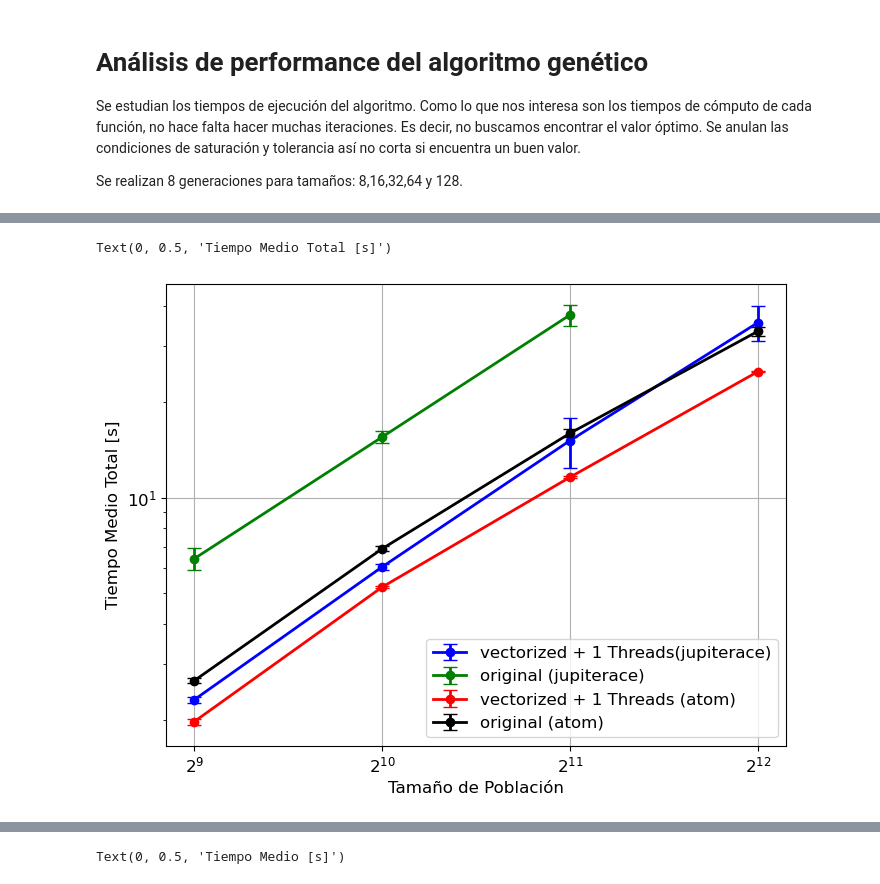
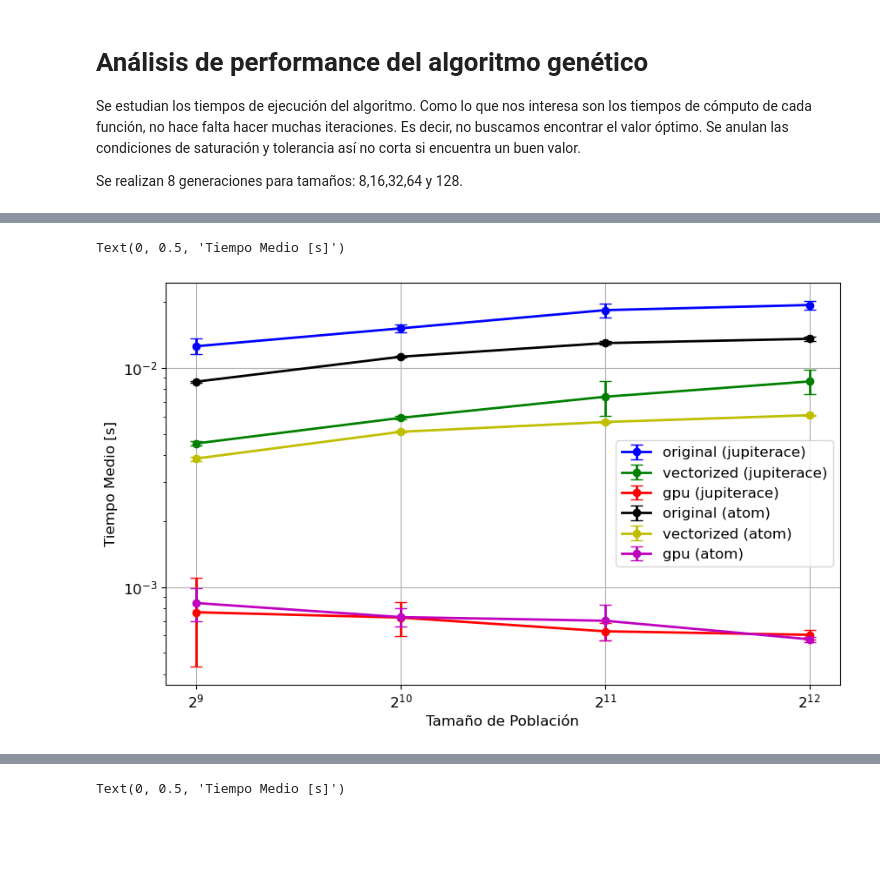
Before and after one commit to sofips/dynamic_ga, a Jupyter notebook: profile_plots.ipynb, the cells around one changed output, grey strips where cells are left out. Saved outputs shown, nothing was run; the diff lists cells and outputs as text; code cells hidden in the pictures; blank space fills up the shorter version.

```diff
--- a/profile_plots.ipynb
+++ b/profile_plots.ipynb
@@ -290,51 +289,52 @@ dimension = 64
 computer = 'jupiterace'
 thread_numbers = [1]
 
 df_jupiterace = results_dataframe[(results_dataframe['computer'] == computer) & (results_dataframe['dimension'] == dimension)]
 
-plt.figure(figsize=(8, 6))
+plt.figure(figsize=(10, 6))
+
+df_jupiterace_original = df_jupiterace[df_jupiterace['fitness_function'] == 'original2']
+plt.errorbar(df_jupiterace_original['population_size'], df_jupiterace_original['total_time_mean']/df_jupiterace_original['population_size'], yerr=df_jupiterace_original['total_time_std']/df_jupiterace_original['population_size'], fmt='o-', label='original (jupiterace)', capsize=5)
 
 for nthreads in thread_numbers:
     df_jupiterace_vectorizada = df_jupiterace[df_jupiterace['fitness_function'] == 'vectorizada2']
     df = df_jupiterace_vectorizada[df_jupiterace_vectorizada['thread_number'] == nthreads]
     df = df.sort_values(by='population_size')
-    plt.errorbar(df['population_size'], df['total_time_mean'], yerr=df['total_time_std'], fmt='o-', label=f'vectorized + {nthreads} Threads(jupiterace)', capsize=5)
-df_jupiterace_original = df_jupiterace[df_jupiterace['fitness_function'] == 'original2']
-plt.errorbar(df_jupiterace_original['population_size'], df_jupiterace_original['total_time_mean'], yerr=df_jupiterace_original['total_time_std'], fmt='o-', label='original (jupiterace)', capsize=5)
+    plt.errorbar(df['population_size'], df['total_time_mean']/df['population_size'], yerr=df['total_time_std']/df['population_size'], fmt='o-', label=f'vectorized (jupiterace)', capsize=5)
 
-# for nthreads in thread_numbers:
-#     df_jupiterace_gpu = df_jupiterace[(df_jupiterace['fitness_function'] == 'gpu') & (df_jupiterace['thread_number'] == nthreads)]
-#     df_jupiterace_gpu = df_jupiterace_gpu.sort_values(by='population_size')
-#     plt.errorbar(df_jupiterace_gpu['population_size'], df_jupiterace_gpu['total_time_mean'], yerr=df_jupiterace_gpu['total_time_std'], fmt='o-', label=f'gpu + {nthreads}', capsize=5)
-# plt.legend(loc='upper left', bbox_to_anchor=(1, 1))
+for nthreads in thread_numbers:
+    df_jupiterace_gpu = df_jupiterace[(df_jupiterace['fitness_function'] == 'gpu') & (df_jupiterace['thread_number'] == nthreads)]
+    df_jupiterace_gpu = df_jupiterace_gpu.sort_values(by='population_size')
+    plt.errorbar(df_jupiterace_gpu['population_size'], df_jupiterace_gpu['total_time_mean']/df_jupiterace_gpu['population_size'], yerr=df_jupiterace_gpu['total_time_std']/df_jupiterace_gpu['population_size'], fmt='o-', label=f'gpu (jupiterace)', capsize=5)
+plt.legend(loc='upper left', bbox_to_anchor=(1, 1))
 dimension = 64
 computer = 'atom'
 
 df_atom = results_dataframe[(results_dataframe['computer'] == computer) & (results_dataframe['dimension'] == dimension)]
 
+df_atom_original = df_atom[df_atom['fitness_function'] == 'original']
+plt.errorbar(df_atom_original['population_size'], df_atom_original['total_time_mean']/df_atom_original['population_size'], yerr=df_atom_original['total_time_std']/df_atom_original['population_size'], fmt='o-', label='original (atom)', capsize=5)
 
 for nthreads in thread_numbers:
     df_atom_vectorizada = df_atom[df_atom['fitness_function'] == 'vectorizada2']
     df = df_atom_vectorizada[df_atom_vectorizada['thread_number'] == nthreads]
     df = df.sort_values(by='population_size')
-    plt.errorbar(df['population_size'], df['total_time_mean'], yerr=df['total_time_std'], fmt='o-', label=f'vectorized + {nthreads} Threads (atom)', capsize=5)
-df_atom_original = df_atom[df_atom['fitness_function'] == 'original']
-plt.errorbar(df_atom_original['population_size'], df_atom_original['total_time_mean']*(3/5), yerr=df_atom_original['total_time_std'], fmt='o-', label='original (atom)', capsize=5)
+    plt.errorbar(df['population_size'], df['total_time_mean']/df['population_size'], yerr=df['total_time_std']/df['population_size'], fmt='o-', label=f'vectorized (atom)', capsize=5)
 
-# for nthreads in thread_numbers:
-#     df_atom_gpu = df_atom[(df_atom['fitness_function'] == 'gpu') & (df_atom['thread_number'] == nthreads)]
-#     df_atom_gpu = df_atom_gpu.sort_values(by='population_size')
-#     plt.errorbar(df_atom_gpu['population_size'], df_atom_gpu['total_time_mean'], yerr=df_atom_gpu['total_time_std'], fmt='o-', label=f'gpu + {nthreads}', capsize=5)
-# plt.legend(loc='upper left', bbox_to_anchor=(1, 1))
+for nthreads in thread_numbers:
+    df_atom_gpu = df_atom[(df_atom['fitness_function'] == 'gpu') & (df_atom['thread_number'] == nthreads)]
+    df_atom_gpu = df_atom_gpu.sort_values(by='population_size')
+    plt.errorbar(df_atom_gpu['population_size'], df_atom_gpu['total_time_mean']/df_atom_gpu['population_size'], yerr=df_atom_gpu['total_time_std']/df_atom_gpu['population_size'], fmt='o-', label=f'gpu (atom)', capsize=5)
+plt.legend(loc='upper left', bbox_to_anchor=(1, 1))
 
 
-plt.legend()
+plt.legend(loc='center right', bbox_to_anchor=(1, 0.45))
 #plt.title('jupiterace')
 plt.grid(True)
 plt.yscale('log')
 plt.xscale('log',base = 2)
 plt.xlabel('Tamaño de Población')
-plt.ylabel('Tiempo Medio Total [s]')
+plt.ylabel('Tiempo Medio [s]')
 # %% [output]
-Text(0, 0.5, 'Tiempo Medio Total [s]')
+Text(0, 0.5, 'Tiempo Medio [s]')
-[figure, old version]
+[figure, new version]
```
Also changed, not shown: parts of 8 cells of this notebook, 1 other file.
